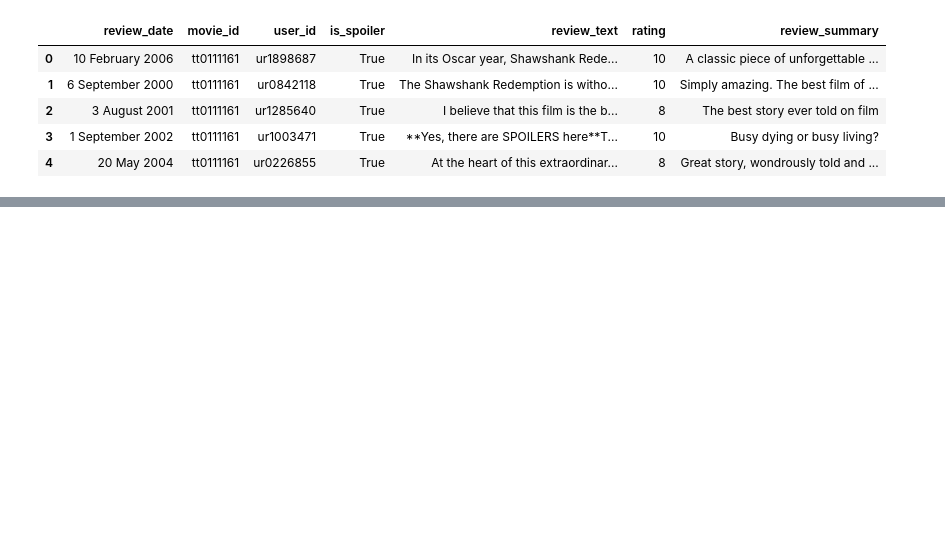
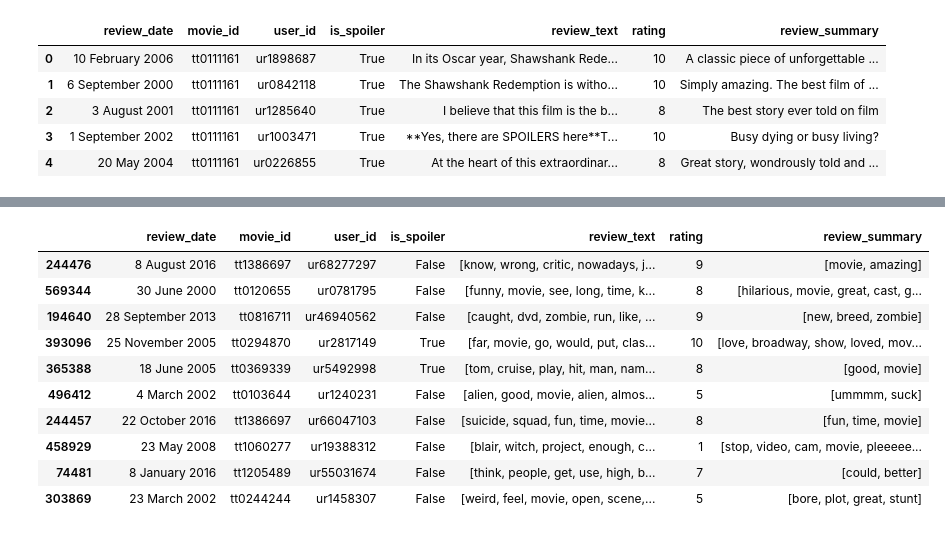
Before and after one commit to ayshmnmm/plot-protector, a Jupyter notebook: notebooks/01_eda.ipynb, the cells around one changed output, grey strips where cells are left out. Cells and saved outputs as stored; diff of their text form; code cells hidden in the pictures; blank space fills up the shorter version.

```diff
--- a/notebooks/01_eda.ipynb
+++ b/notebooks/01_eda.ipynb
@@ -30,0 +126,14 @@ movie_details.head()
+# %%
+reviews_pp.sample(10, random_state=234)
+# %% [output]
+|  | review_date | movie_id | user_id | is_spoiler | review_text | rating | review_summary |
+| 244476 | 8 August 2016 | tt1386697 | ur68277297 | False | [know, wrong, critic, nowadays, j... | 9 | [movie, amazing] |
+| 569344 | 30 June 2000 | tt0120655 | ur0781795 | False | [funny, movie, see, long, time, k... | 8 | [hilarious, movie, great, cast, g... |
+| 194640 | 28 September 2013 | tt0816711 | ur46940562 | False | [caught, dvd, zombie, run, like, ... | 9 | [new, breed, zombie] |
+| 393096 | 25 November 2005 | tt0294870 | ur2817149 | True | [far, movie, go, would, put, clas... | 10 | [love, broadway, show, loved, mov... |
+| 365388 | 18 June 2005 | tt0369339 | ur5492998 | True | [tom, cruise, play, hit, man, nam... | 8 | [good, movie] |
+| 496412 | 4 March 2002 | tt0103644 | ur1240231 | False | [alien, good, movie, alien, almos... | 5 | [ummmm, suck] |
+| 244457 | 22 October 2016 | tt1386697 | ur66047103 | False | [suicide, squad, fun, time, movie... | 8 | [fun, time, movie] |
+| 458929 | 23 May 2008 | tt1060277 | ur19388312 | False | [blair, witch, project, enough, c... | 1 | [stop, video, cam, movie, pleeeee... |
+| 74481 | 8 January 2016 | tt1205489 | ur55031674 | False | [think, people, get, use, high, b... | 7 | [could, better] |
+| 303869 | 23 March 2002 | tt0244244 | ur1458307 | False | [weird, feel, movie, open, scene,... | 5 | [bore, plot, great, stunt] |
```
Also changed, not shown: parts of 9 cells of this notebook, 1 other file.
